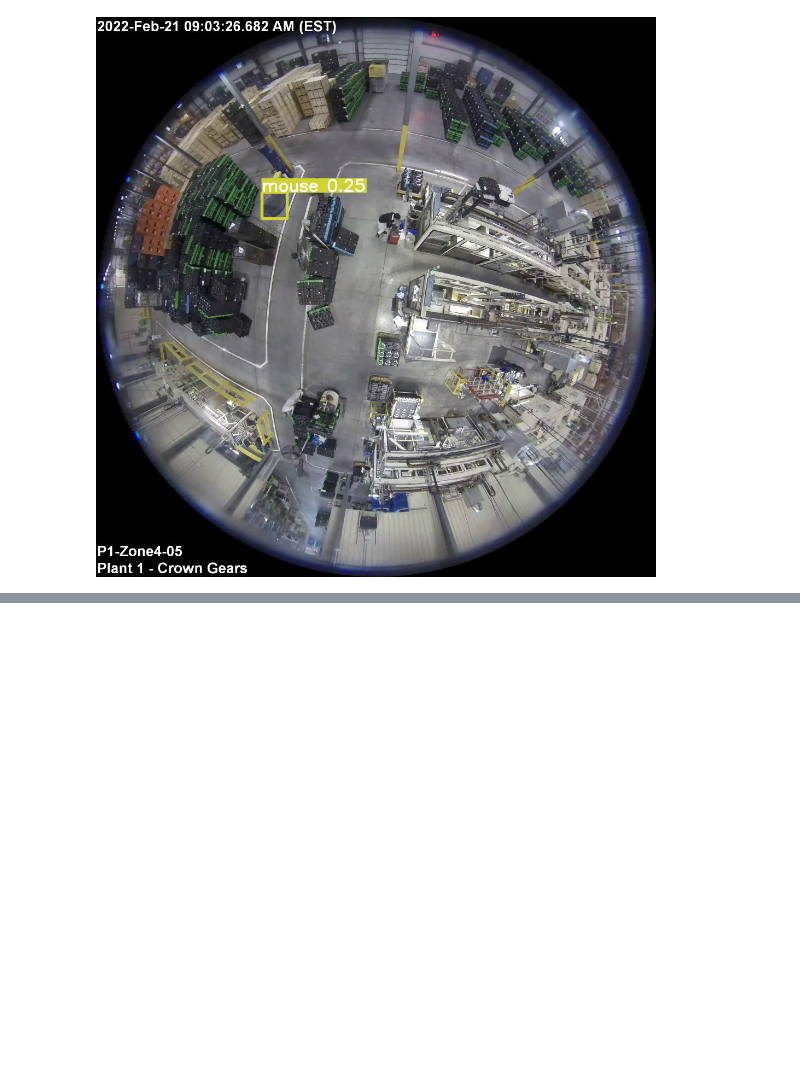
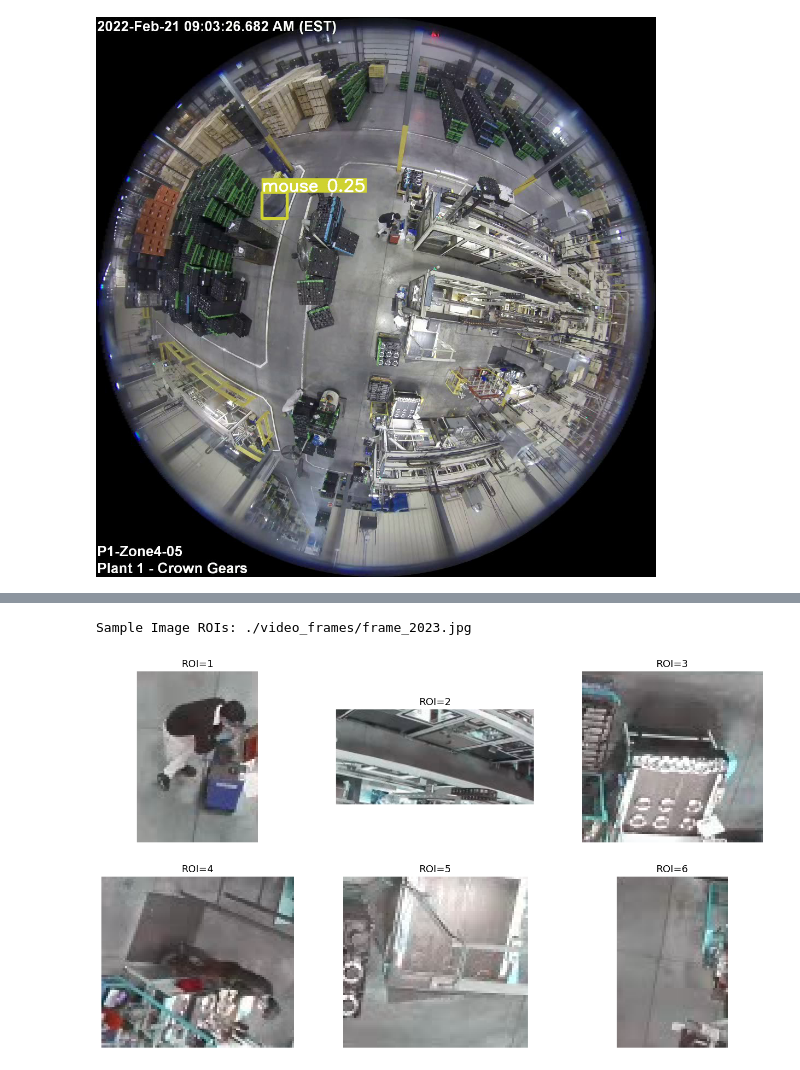
Before and after one commit to Gongsta/Musashi-AI, a Jupyter notebook: main.ipynb, the cells around one changed output, grey strips where cells are left out. Drawn from its saved outputs; the diff is of its cells as text; code cells hidden in the pictures; blank space fills up the shorter version.

```diff
--- a/main.ipynb
+++ b/main.ipynb
@@ -22,0 +74,20 @@ bounding_boxes =
+# %%
+# Display a sample image
+fig, ax = plt.subplots(2, 3, figsize=(16,9))
+
+print(f"Sample Image ROIs: {sample_img}")
+for i in range(2):
+    for j in range(3):
+    # roi is 0-indexed
+        ax[i,j].axis('off')
+        img = cv2.imread(sample_img)
+        x = BOUNDING_BOXES[i*3+j][0]
+        y = BOUNDING_BOXES[i*3+j][1]
+        w = BOUNDING_BOXES[i*3+j][2]
+        h = BOUNDING_BOXES[i*3+j][3]
+        crop_img = img[y:y+h, x:x+w]
+        ax[i, j].set_title(f"ROI={i*3+j+1}")
+        ax[i, j].imshow(crop_img)
+# %% [output]
+Sample Image ROIs: ./video_frames/frame_2023.jpg
+[figure, added]
```
Also changed, not shown: parts of 8 cells of this notebook.
